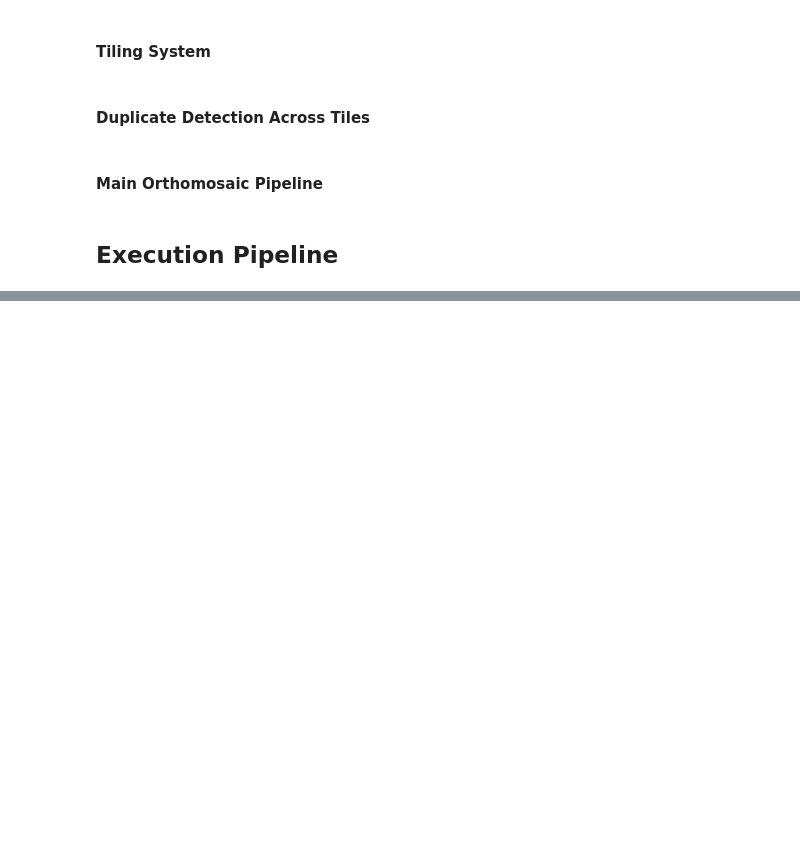
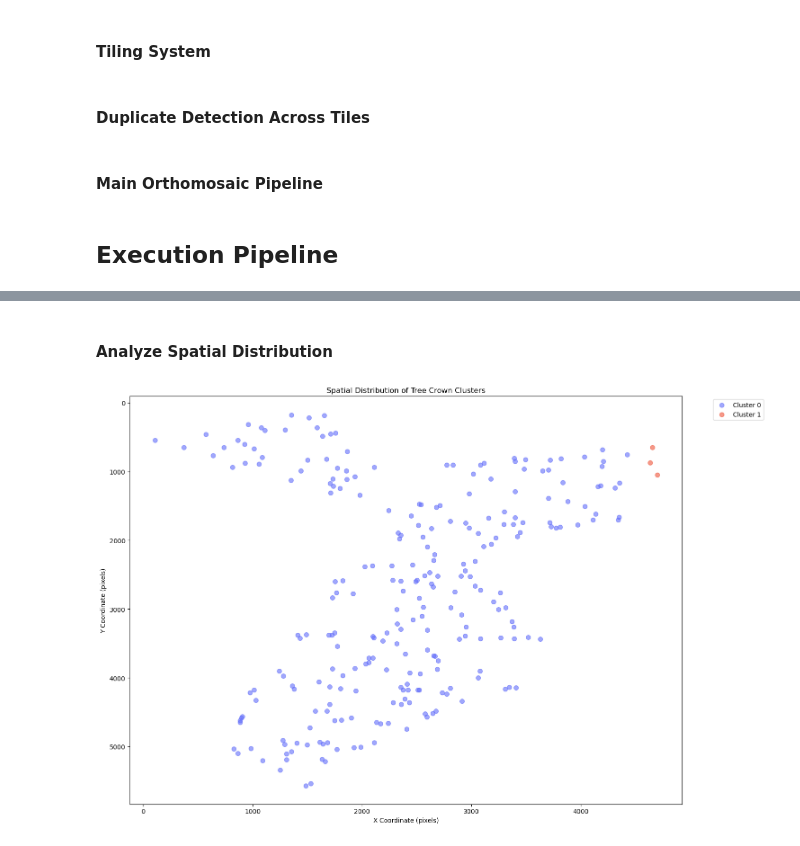
Before and after one commit to rocketwolf98/intreeligent-v1, a Jupyter notebook: [Pipeline] (FOR TESTING) Orchestration Pipeline - WIth Tiling.ipynb, the cells around one changed output, grey strips where cells are left out. Saved outputs shown, nothing was run; the diff lists cells and outputs as text; code cells hidden in the pictures; blank space fills up the shorter version.

```diff
--- a/[Pipeline] (FOR TESTING) Orchestration Pipeline - WIth Tiling.ipynb
+++ b/[Pipeline] (FOR TESTING) Orchestration Pipeline - WIth Tiling.ipynb
@@ -1311,0 +1500,8 @@ def create_orthomosaic_visualization(
+# %%
+# Initialize your autoencoder model
+autoencoder_model = TreeCrownDINO(
+    freeze_backbone=True,
+    latent_dim=256
+)
+
+print("✓ Autoencoder initialized")
@@ -1311,0 +1550,9 @@ def create_orthomosaic_visualization(
+# %%
+results_json, visualization_fig = run_orthomosaic_pipeline(
+    config=config,
+    autoencoder_model=autoencoder_model,
+    param_grid=param_grid
+)
+
+# Display visualization
+# visualization_fig.show()
@@ -1311,0 +1642,39 @@ def create_orthomosaic_visualization(
+# %% [markdown]
+<h4>Analyze Spatial Distribution</h4>
+# %%
+import pandas as pd
+import matplotlib.pyplot as plt
+
+# Create DataFrame
+df = pd.DataFrame(results_json['annotations'])
+
+# Add centroid coordinates
+df['centroid_x'] = df['global_bbox'].apply(lambda b: b[0] + b[2]/2)
+df['centroid_y'] = df['global_bbox'].apply(lambda b: b[1] + b[3]/2)
+
+# Plot spatial distribution by cluster
+fig, ax = plt.subplots(figsize=(15, 10))
+
+for cluster_id in sorted(df['cluster_id'].unique()):
+    cluster_data = df[df['cluster_id'] == cluster_id]
+    color = results_json['clusters'][str(cluster_id)]['color']
+    label = "Noise" if cluster_id == -1 else f"Cluster {cluster_id}"
+
+    ax.scatter(
+        cluster_data['centroid_x'],
+        cluster_data['centroid_y'],
+        c=color,
+        label=label,
+        alpha=0.6,
+        s=50
+    )
+
+ax.set_xlabel('X Coordinate (pixels)')
+ax.set_ylabel('Y Coordinate (pixels)')
+ax.set_title('Spatial Distribution of Tree Crown Clusters')
+ax.legend(bbox_to_anchor=(1.05, 1), loc='upper left')
+ax.invert_yaxis()  # Invert Y to match image coordinates
+plt.tight_layout()
+plt.show()
+# %% [output]
+[figure, added]
```
Also changed, not shown: parts of 29 cells of this notebook, 1 other file.
